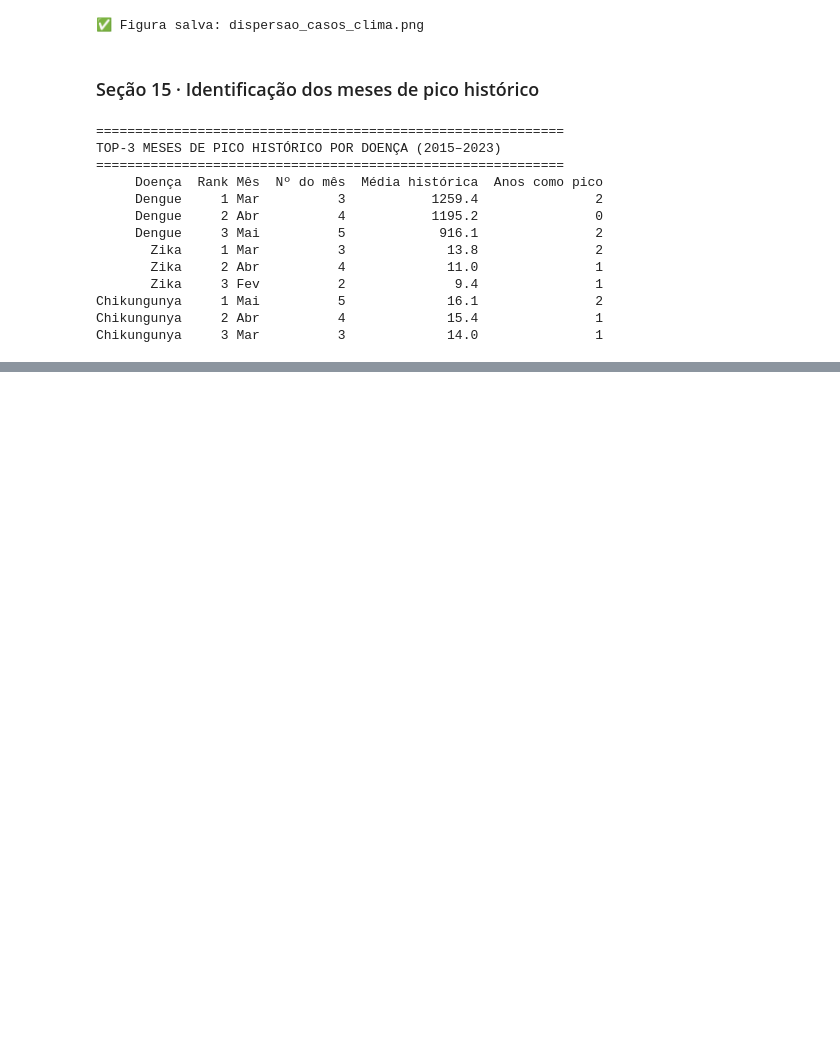
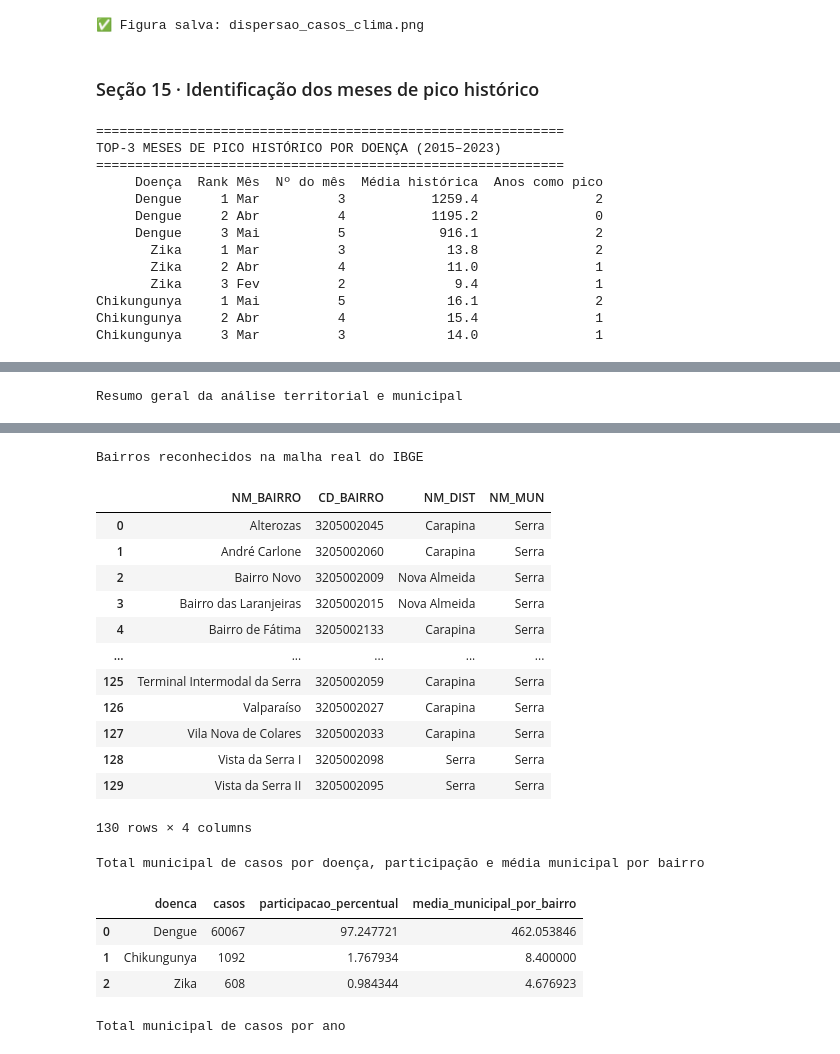
Before and after one commit to nataliapianca/arboviroses-serra-es, a Jupyter notebook: notebooks/PI3_SeriesTemporais_DadosReais.ipynb, the cells around one changed output, grey strips where cells are left out. Saved outputs shown, nothing was run; the diff lists cells and outputs as text; code cells hidden in the pictures; blank space fills up the shorter version.

```diff
--- a/notebooks/PI3_SeriesTemporais_DadosReais.ipynb
+++ b/notebooks/PI3_SeriesTemporais_DadosReais.ipynb
@@ -1818,0 +1004,60 @@ Diagnóstico final da validação:
+# %%
+print('Resumo geral da análise territorial e municipal')
+display(df_resumo_geral_mapa_bairros)
+
+print('Bairros reconhecidos na malha real do IBGE')
+display(df_bairros_reconhecidos)
+
+print('Total municipal de casos por doença, participação e média municipal por bairro')
+display(df_total_doenca_municipal)
+
+print('Total municipal de casos por ano')
+display(df_total_ano_municipal)
+
+print('Anos com maior volume de casos')
+display(df_anos_criticos_municipais)
+
+print('Meses com maior volume de casos')
+display(df_meses_criticos_municipais[['periodo', 'casos', 'media_municipal_por_bairro']])
+
+print('Pico mensal municipal por doença')
+display(df_picos_doenca_municipais[['doenca', 'periodo', 'casos', 'media_municipal_por_bairro']])
+
+fig_evolucao_municipal = px.line(
+    df_casos_municipal.sort_values('data'),
+    x='data',
+    y='casos',
+    color='doenca',
+    title='Evolução mensal municipal das arboviroses em Serra/ES',
+    labels={'data': 'Mês', 'casos': 'Casos', 'doenca': 'Doença'}
+)
+fig_evolucao_municipal.show()
+
+fig_total_doenca_municipal = px.bar(
+    df_total_doenca_municipal,
+    x='doenca',
+    y='casos',
+    title='Total municipal acumulado por doença',
+    labels={'doenca': 'Doença', 'casos': 'Casos'}
+)
+fig_total_doenca_municipal.show()
+
+fig_media_doenca_municipal = px.bar(
+    df_total_doenca_municipal,
+    x='doenca',
+    y='media_municipal_por_bairro',
+    title='Média municipal por bairro por doença',
+    labels={'doenca': 'Doença', 'media_municipal_por_bairro': 'Média municipal por bairro'}
+)
+fig_media_doenca_municipal.show()
+
+fig_anos_criticos_municipais = px.bar(
+    df_anos_criticos_municipais.sort_values('ano'),
+    x='ano',
+    y='casos',
+    title='Anos com maior volume de casos',
+    labels={'ano': 'Ano', 'casos': 'Casos'}
+)
+fig_anos_criticos_municipais.show()
+# %% [output]
+Resumo geral da análise territorial e municipal
@@ -1818,0 +1066,20 @@ Diagnóstico final da validação:
+Bairros reconhecidos na malha real do IBGE
+|  | NM_BAIRRO | CD_BAIRRO | NM_DIST | NM_MUN |
+| 0 | Alterozas | 3205002045 | Carapina | Serra |
+| 1 | André Carlone | 3205002060 | Carapina | Serra |
+| 2 | Bairro Novo | 3205002009 | Nova Almeida | Serra |
+| 3 | Bairro das Laranjeiras | 3205002015 | Nova Almeida | Serra |
+| 4 | Bairro de Fátima | 3205002133 | Carapina | Serra |
+| ... | ... | ... | ... | ... |
+| 125 | Terminal Intermodal da Serra | 3205002059 | Carapina | Serra |
+| 126 | Valparaíso | 3205002027 | Carapina | Serra |
+| 127 | Vila Nova de Colares | 3205002033 | Carapina | Serra |
+| 128 | Vista da Serra I | 3205002098 | Serra | Serra |
+| 129 | Vista da Serra II | 3205002095 | Serra | Serra |
+130 rows × 4 columns
+Total municipal de casos por doença, participação e média municipal por bairro
+|  | doenca | casos | participacao_percentual | media_municipal_por_bairro |
+| 0 | Dengue | 60067 | 97.247721 | 462.053846 |
+| 1 | Chikungunya | 1092 | 1.767934 | 8.400000 |
+| 2 | Zika | 608 | 0.984344 | 4.676923 |
+Total municipal de casos por ano
```
Also changed, not shown: parts of 22 cells of this notebook.
